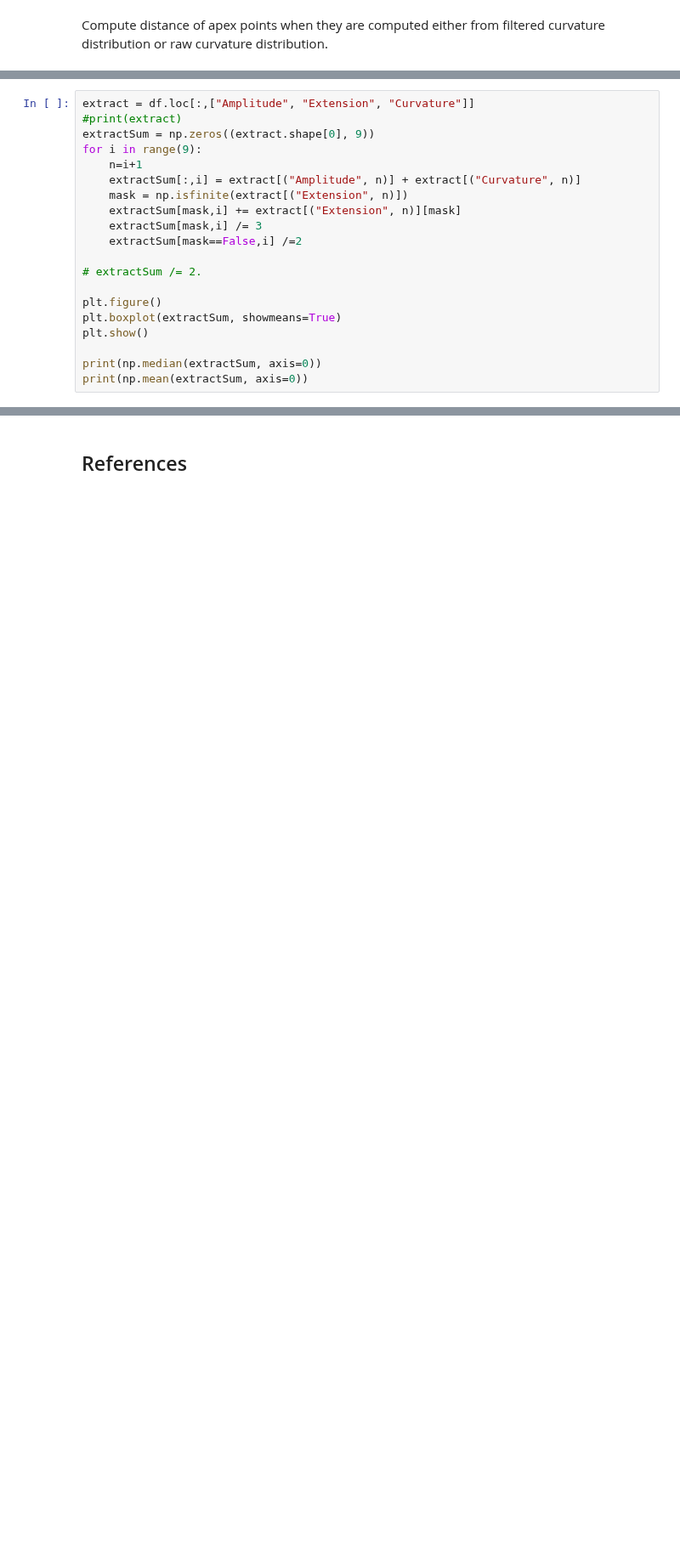
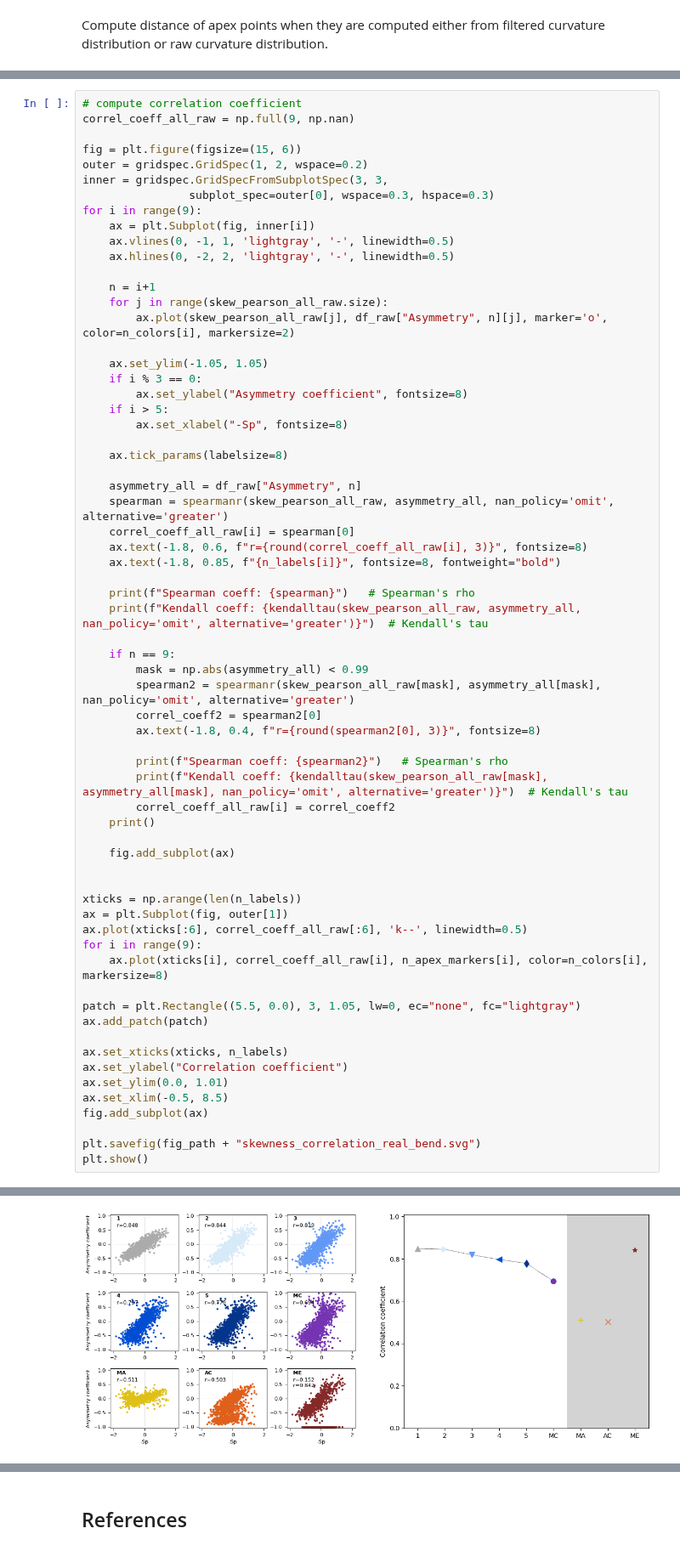
Before and after one commit to martin-lemay/pyBenD, a Jupyter notebook: notebooks/bend_apex_detection.ipynb, the cells around one changed output, grey strips where cells are left out. Shown at 85% size. Cells and saved outputs as stored; diff of their text form; blank space fills up the shorter version.

```diff
--- a/notebooks/bend_apex_detection.ipynb
+++ b/notebooks/bend_apex_detection.ipynb
@@ -1809,20 +1557,0 @@ for i in (5, 6, 8):
-# %%
-extract = df.loc[:,["Amplitude", "Extension", "Curvature"]]
-#print(extract)
-extractSum = np.zeros((extract.shape[0], 9))
-for i in range(9):
-    n=i+1
-    extractSum[:,i] = extract[("Amplitude", n)] + extract[("Curvature", n)]
-    mask = np.isfinite(extract[("Extension", n)])
-    extractSum[mask,i] += extract[("Extension", n)][mask]
-    extractSum[mask,i] /= 3
-    extractSum[mask==False,i] /=2
-
-# extractSum /= 2.
-
-plt.figure()
-plt.boxplot(extractSum, showmeans=True)
-plt.show()
-
-print(np.median(extractSum, axis=0))
-print(np.mean(extractSum, axis=0))
@@ -1887,0 +1558,66 @@ n
+# %%
+# compute correlation coefficient
+correl_coeff_all_raw = np.full(9, np.nan)
+
+fig = plt.figure(figsize=(15, 6))
+outer = gridspec.GridSpec(1, 2, wspace=0.2)
+inner = gridspec.GridSpecFromSubplotSpec(3, 3,
+                subplot_spec=outer[0], wspace=0.3, hspace=0.3)
+for i in range(9):
+    ax = plt.Subplot(fig, inner[i])
+    ax.vlines(0, -1, 1, 'lightgray', '-', linewidth=0.5)
+    ax.hlines(0, -2, 2, 'lightgray', '-', linewidth=0.5)
+
+    n = i+1
+    for j in range(skew_pearson_all_raw.size):
+        ax.plot(skew_pearson_all_raw[j], df_raw["Asymmetry", n][j], marker='o', color=n_colors[i], markersize=2)
+
+    ax.set_ylim(-1.05, 1.05)
+    if i % 3 == 0:
+        ax.set_ylabel("Asymmetry coefficient", fontsize=8)
+    if i > 5:
+        ax.set_xlabel("-Sp", fontsize=8)
+
+    ax.tick_params(labelsize=8)
+
+    asymmetry_all = df_raw["Asymmetry", n]
+    spearman = spearmanr(skew_pearson_all_raw, asymmetry_all, nan_policy='omit', alternative='greater')
+    correl_coeff_all_raw[i] = spearman[0]
+    ax.text(-1.8, 0.6, f"r={round(correl_coeff_all_raw[i], 3)}", fontsize=8)
+    ax.text(-1.8, 0.85, f"{n_labels[i]}", fontsize=8, fontweight="bold")
+
+    print(f"Spearman coeff: {spearman}")   # Spearman's rho
+    print(f"Kendall coeff: {kendalltau(skew_pearson_all_raw, asymmetry_all, nan_policy='omit', alternative='greater')}")  # Kendall's tau
+
+    if n == 9:
+        mask = np.abs(asymmetry_all) < 0.99
+        spearman2 = spearmanr(skew_pearson_all_raw[mask], asymmetry_all[mask], nan_policy='omit', alternative='greater')
+        correl_coeff2 = spearman2[0]
+        ax.text(-1.8, 0.4, f"r={round(spearman2[0], 3)}", fontsize=8)
+
+        print(f"Spearman coeff: {spearman2}")   # Spearman's rho
+        print(f"Kendall coeff: {kendalltau(skew_pearson_all_raw[mask], asymmetry_all[mask], nan_policy='omit', alternative='greater')}")  # Kendall's tau
+        correl_coeff_all_raw[i] = correl_coeff2
+    print()
+
+    fig.add_subplot(ax)
+
+
+xticks = np.arange(len(n_labels))
+ax = plt.Subplot(fig, outer[1])
+ax.plot(xticks[:6], correl_coeff_all_raw[:6], 'k--', linewidth=0.5)
+for i in range(9):
+    ax.plot(xticks[i], correl_coeff_all_raw[i], n_apex_markers[i], color=n_colors[i], markersize=8)
+
+patch = plt.Rectangle((5.5, 0.0), 3, 1.05, lw=0, ec="none", fc="lightgray")
+ax.add_patch(patch)
+
+ax.set_xticks(xticks, n_labels)
+ax.set_ylabel("Correlation coefficient")
+ax.set_ylim(0.0, 1.01)
+ax.set_xlim(-0.5, 8.5)
+fig.add_subplot(ax)
+
+plt.savefig(fig_path + "skewness_correlation_real_bend.svg")
+plt.show()
+# %% [output]
@@ -1887,0 +1641 @@ n
+[figure, added]
```
Also changed, not shown: parts of 20 cells of this notebook, 3 other files.
